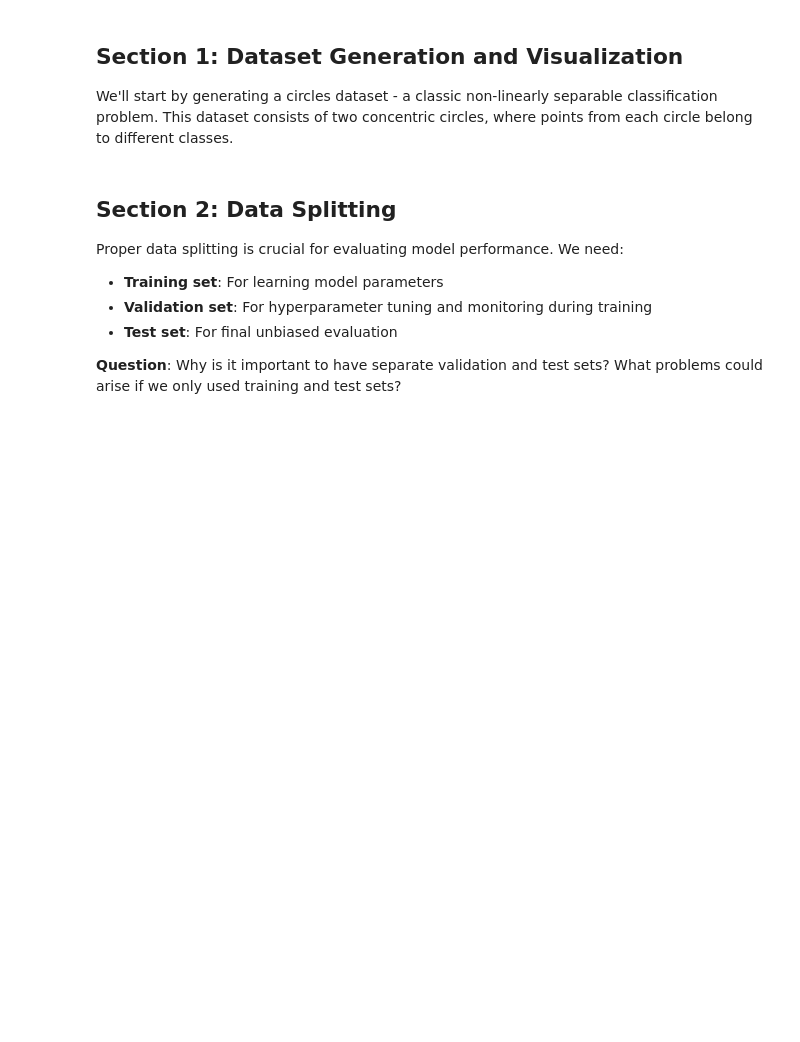
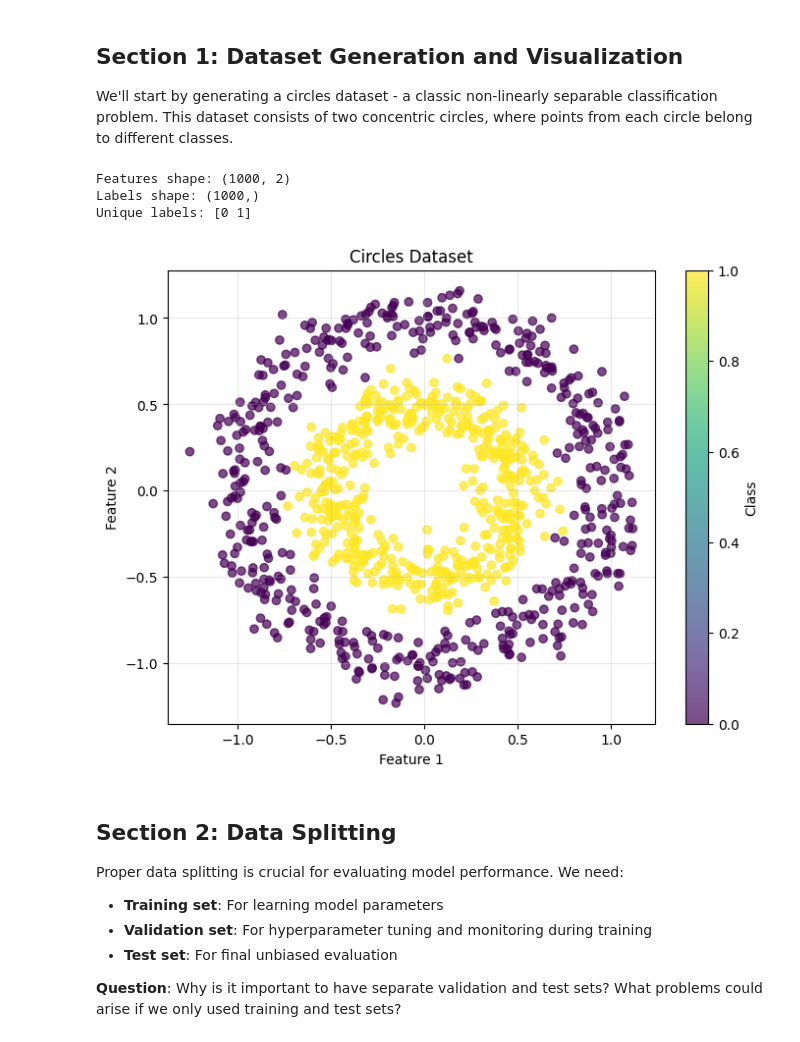
Before and after one commit to racousin/data_science_practice, a Jupyter notebook: website/public/modules/python-deep-learning/module3/exercises/exercise0.ipynb, the cells around one changed output. Cells and saved outputs as stored; diff of their text form; code cells hidden in the pictures; blank space fills up the shorter version.

```diff
--- a/website/public/modules/python-deep-learning/module3/exercises/exercise0.ipynb
+++ b/website/public/modules/python-deep-learning/module3/exercises/exercise0.ipynb
@@ -33,22 +35,28 @@ print(f"Using device: {device}")
 We'll start by generating a circles dataset - a classic non-linearly separable classification problem. This dataset consists of two concentric circles, where points from each circle belong to different classes.
 # %%
 # TODO: Generate a circles dataset with 1000 samples, noise=0.1, and factor=0.5
-# Use make_circles function from sklearn.datasets import make_circles X, y = make_circles(n_samples=1000, noise=0.1, factor=0.5, random_state=42)
-X, y = None
+
+X, y = make_circles(n_samples=1000, noise=0.1, factor=0.5, random_state=42)
 
 # Verify the shapes
 print(f"Features shape: {X.shape if X is not None else 'Not generated'}")
 print(f"Labels shape: {y.shape if y is not None else 'Not generated'}")
 print(f"Unique labels: {np.unique(y) if y is not None else 'Not generated'}")
+# %% [output]
+Features shape: (1000, 2)
+Labels shape: (1000,)
+Unique labels: [0 1]
 # %%
-# TODO: Visualize the dataset
-# Create a scatter plot with different colors for each class
 plt.figure(figsize=(8, 6))
-# Your visualization code here
+plt.scatter(X[:, 0], X[:, 1], c=y, cmap='viridis', alpha=0.7)
 plt.xlabel('Feature 1')
 plt.ylabel('Feature 2')
 plt.title('Circles Dataset')
+plt.colorbar(label='Class')
+plt.grid(True, alpha=0.3)
 plt.show()
+# %% [output]
+[figure, added]
 # %% [markdown]
 ## Section 2: Data Splitting
 
```
Also changed, not shown: parts of 7 cells of this notebook, 9 other files.
